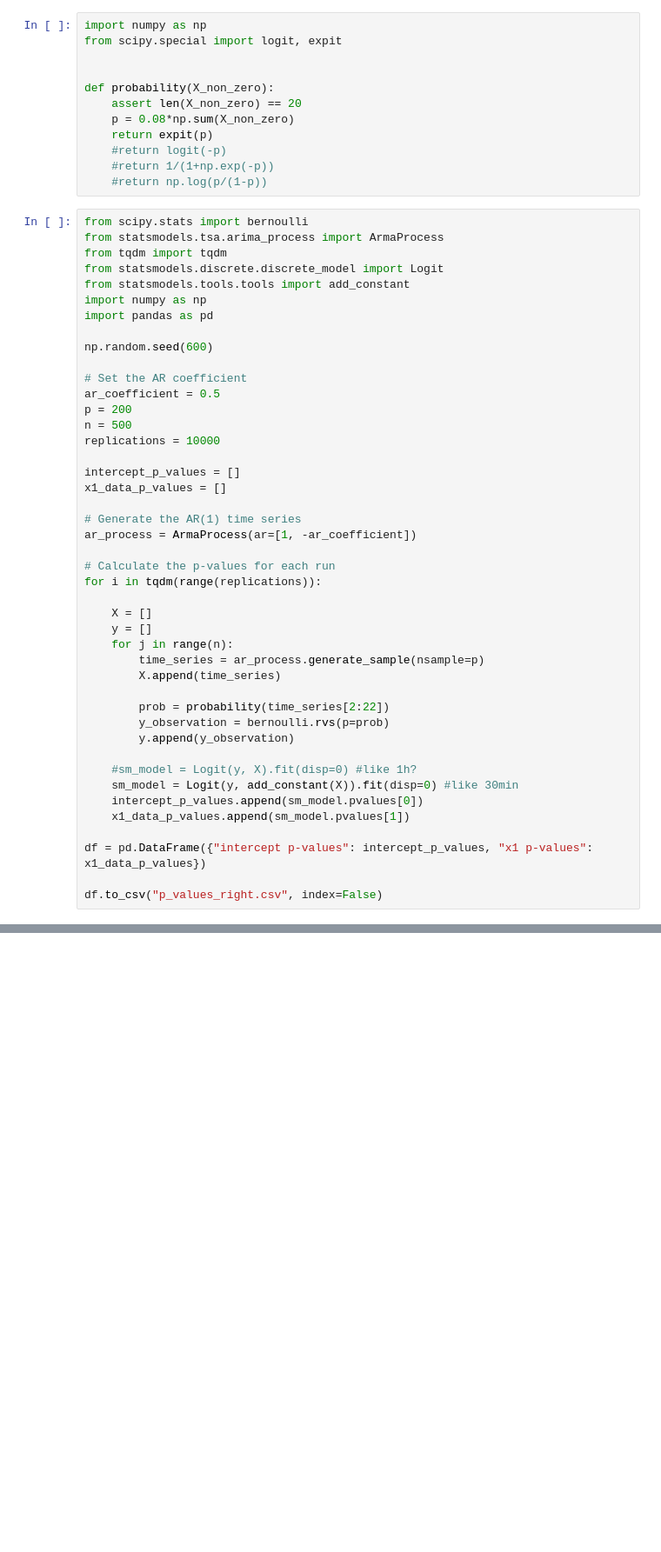
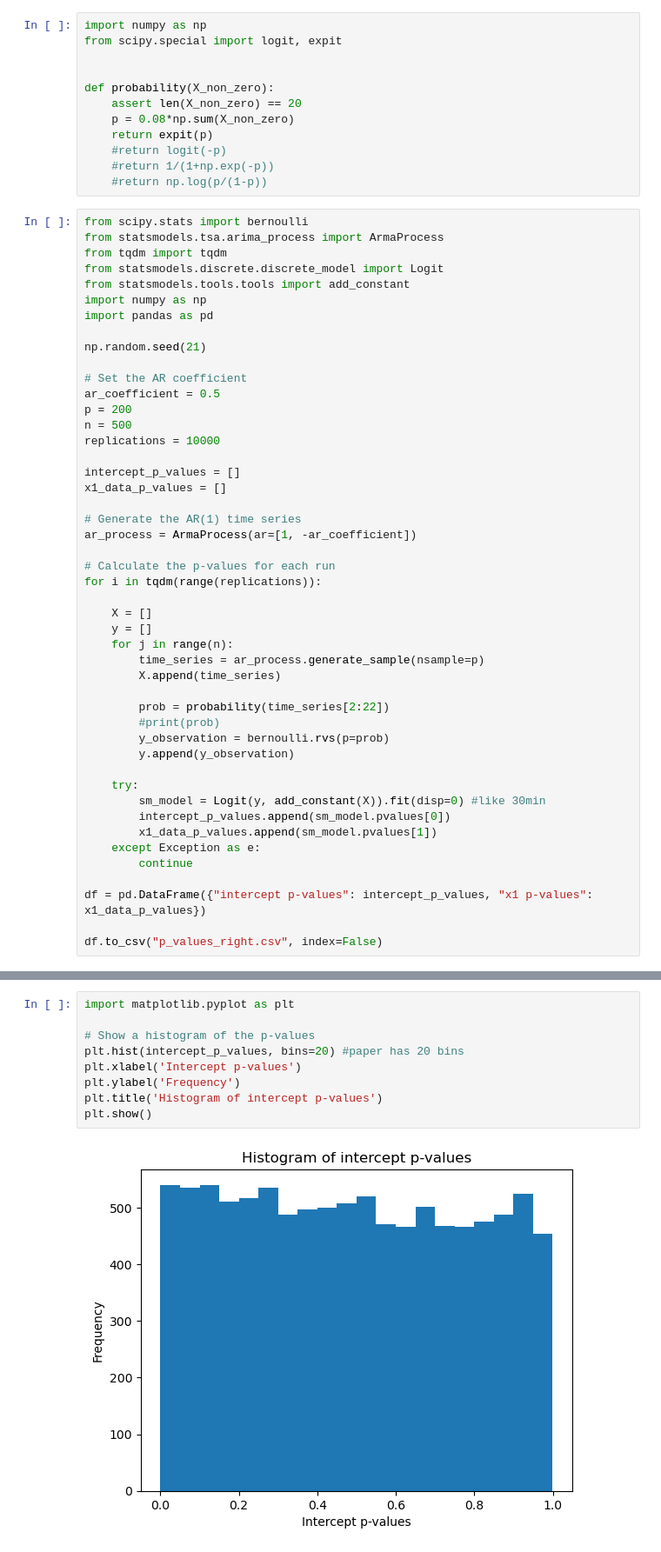
Before and after one commit to TheChickenAgent/ComputationalStatisticsKEN4258-ASG2, a Jupyter notebook: Assignment2.ipynb, the cells around one changed output, grey strips where cells are left out. Shown: that part at 87% size. Drawn from its saved outputs; the diff is of its cells as text; blank space fills up the shorter version.

```diff
--- a/Assignment2.ipynb
+++ b/Assignment2.ipynb
@@ -218,7 +218,7 @@ from statsmodels.tools.tools import add_constant
 import numpy as np
 import pandas as pd
 
-np.random.seed(600)
+np.random.seed(21)
 
 # Set the AR coefficient
 ar_coefficient = 0.5
@@ -242,13 +242,16 @@ for i in tqdm(range(replications)):
         X.append(time_series)
 
         prob = probability(time_series[2:22])
+        #print(prob)
         y_observation = bernoulli.rvs(p=prob)
         y.append(y_observation)
 
-    #sm_model = Logit(y, X).fit(disp=0) #like 1h?
-    sm_model = Logit(y, add_constant(X)).fit(disp=0) #like 30min
-    intercept_p_values.append(sm_model.pvalues[0])
-    x1_data_p_values.append(sm_model.pvalues[1])
+    try:
+        sm_model = Logit(y, add_constant(X)).fit(disp=0) #like 30min
+        intercept_p_values.append(sm_model.pvalues[0])
+        x1_data_p_values.append(sm_model.pvalues[1])
+    except Exception as e:
+        continue
 
 df = pd.DataFrame({"intercept p-values": intercept_p_values, "x1 p-values": x1_data_p_values})
 
@@ -257,0 +265,11 @@ LinAlgError: Singular matrix
+# %%
+import matplotlib.pyplot as plt
+
+# Show a histogram of the p-values
+plt.hist(intercept_p_values, bins=20) #paper has 20 bins
+plt.xlabel('Intercept p-values')
+plt.ylabel('Frequency')
+plt.title('Histogram of intercept p-values')
+plt.show()
+# %% [output]
+[figure, added]
```
Also changed, not shown: parts of 3 cells of this notebook.
